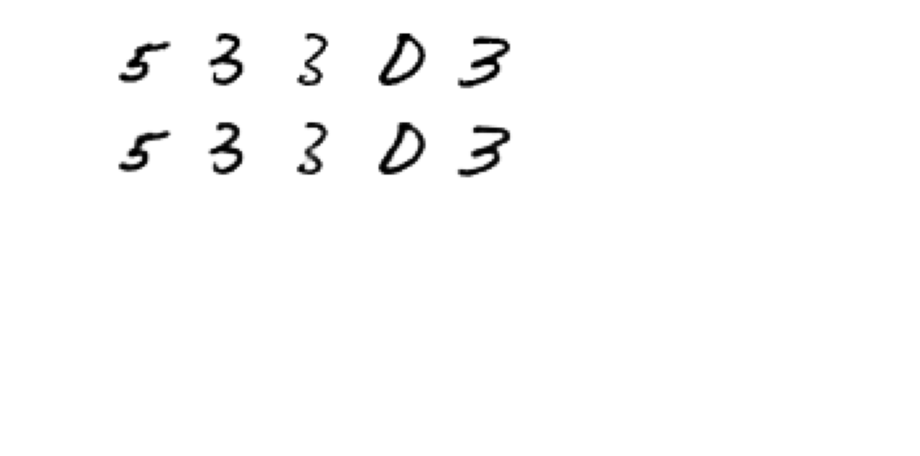
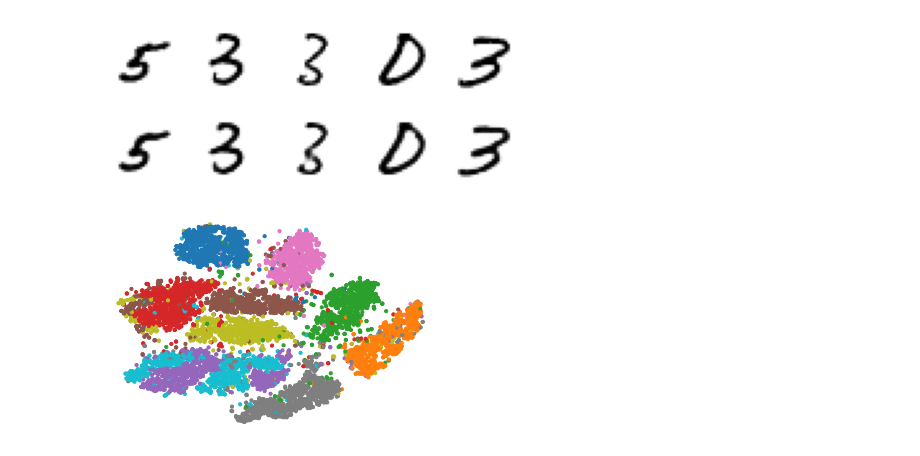
Before and after one commit to MichaelWoo-git/AutoEncoder_Image_Processing, a Jupyter notebook: Minst_Autoencoder_for_Digits.ipynb, the cells around one changed output. Cells and saved outputs as stored; diff of their text form; code cells hidden in the pictures; blank space fills up the shorter version.

```diff
--- a/Minst_Autoencoder_for_Digits.ipynb
+++ b/Minst_Autoencoder_for_Digits.ipynb
@@ -202,3 +210,19 @@ def show_reconstructions(model, images=x_valid, n_images=5):
 show_reconstructions(stacked_ae)
 # %% [output]
 [figure]
+# %%
+np.random.seed(42)
+from sklearn.manifold import TSNE
+X_valid_compressed = stacked_ae.predict(x_valid)
+nsamples, nx, ny,oth = X_valid_compressed.shape
+X_valid_compressed = X_valid_compressed.reshape((nsamples,nx*ny))
+# %%
+tsne = TSNE()
+X_valid_2D = tsne.fit_transform(X_valid_compressed)
+X_valid_2D = (X_valid_2D - X_valid_2D.min()) / (X_valid_2D.max() - X_valid_2D.min())
+# %%
+plt.scatter(X_valid_2D[:, 0], X_valid_2D[:, 1], c=y_valid, s=10, cmap="tab10")
+plt.axis("off")
+plt.show()
+# %% [output]
+[figure, added]
```
Also changed, not shown: parts of 8 cells of this notebook.
